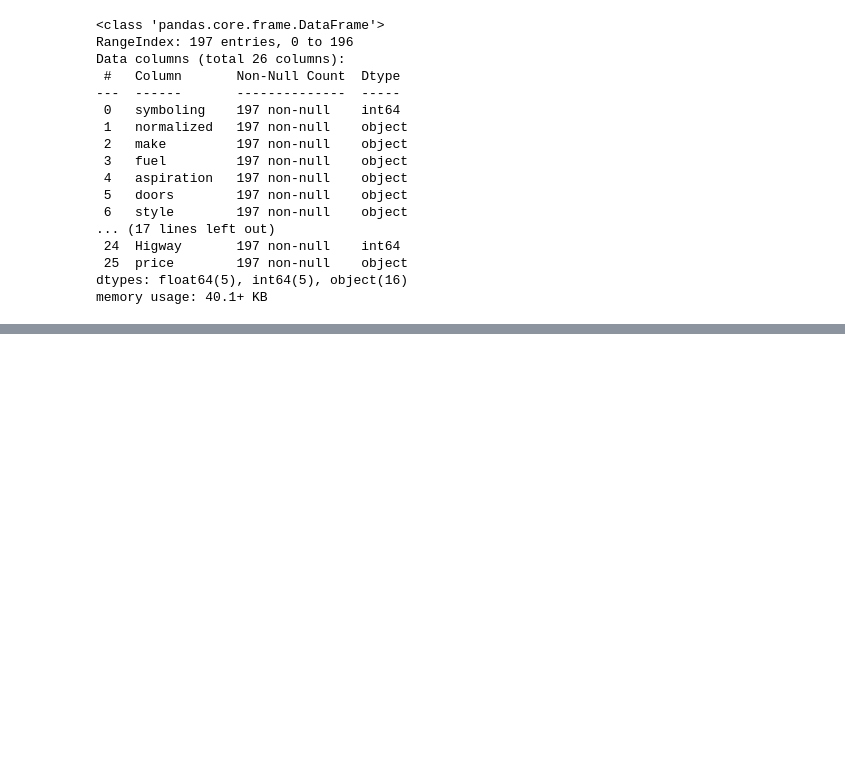
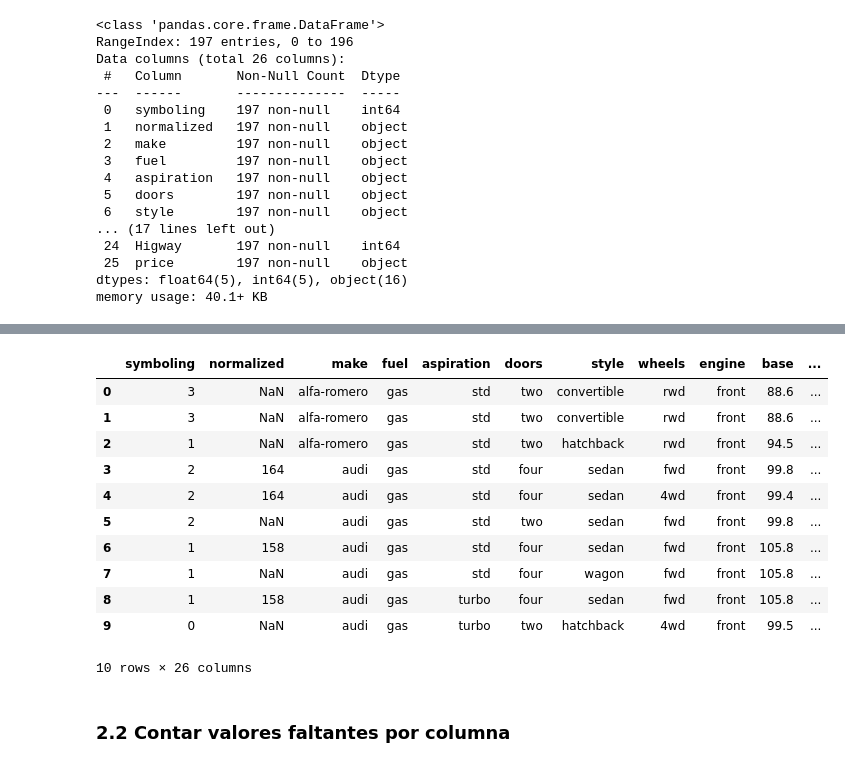
Before and after one commit to Calderon20/portafolio-de-evidencias, a Jupyter notebook: AnalisisDatos_Autos.ipynb, the cells around one changed output, grey strips where cells are left out. Drawn from its saved outputs; the diff is of its cells as text; code cells hidden in the pictures; blank space fills up the shorter version.

```diff
--- a/AnalisisDatos_Autos.ipynb
+++ b/AnalisisDatos_Autos.ipynb
@@ -131,0 +232,17 @@ memory usage: 40.1+ KB
+# %%
+df_Autos.head(10)
+# %% [output]
+|  | symboling | normalized | make | fuel | aspiration | doors | style | wheels | engine | base | ... |
+| 0 | 3 | NaN | alfa-romero | gas | std | two | convertible | rwd | front | 88.6 | ... |
+| 1 | 3 | NaN | alfa-romero | gas | std | two | convertible | rwd | front | 88.6 | ... |
+| 2 | 1 | NaN | alfa-romero | gas | std | two | hatchback | rwd | front | 94.5 | ... |
+| 3 | 2 | 164 | audi | gas | std | four | sedan | fwd | front | 99.8 | ... |
+| 4 | 2 | 164 | audi | gas | std | four | sedan | 4wd | front | 99.4 | ... |
+| 5 | 2 | NaN | audi | gas | std | two | sedan | fwd | front | 99.8 | ... |
+| 6 | 1 | 158 | audi | gas | std | four | sedan | fwd | front | 105.8 | ... |
+| 7 | 1 | NaN | audi | gas | std | four | wagon | fwd | front | 105.8 | ... |
+| 8 | 1 | 158 | audi | gas | turbo | four | sedan | fwd | front | 105.8 | ... |
+| 9 | 0 | NaN | audi | gas | turbo | two | hatchback | 4wd | front | 99.5 | ... |
+10 rows × 26 columns
+# %% [markdown]
+<h3 Style="color:color:##2F4F4F">2.2 Contar valores faltantes por columna</h3>
```
Also changed, not shown: parts of 34 cells of this notebook.
